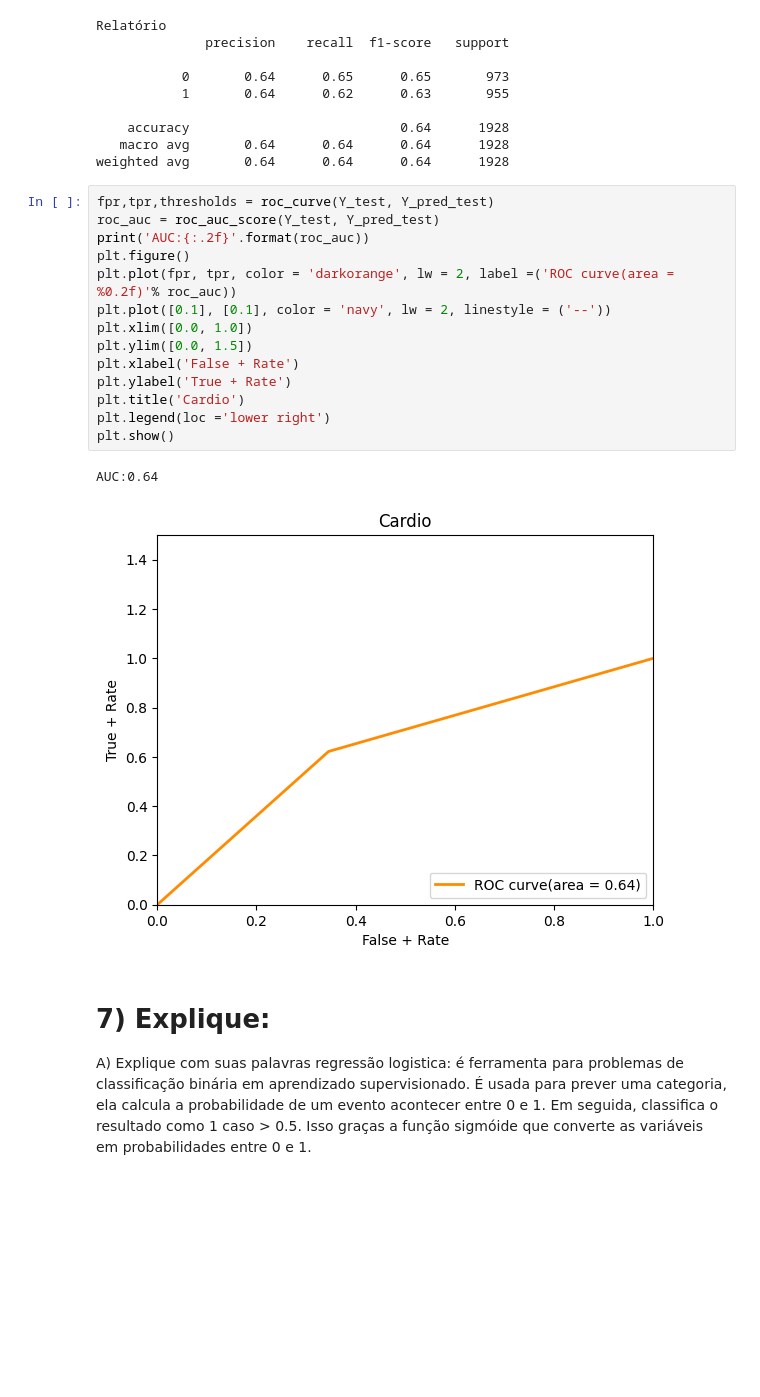
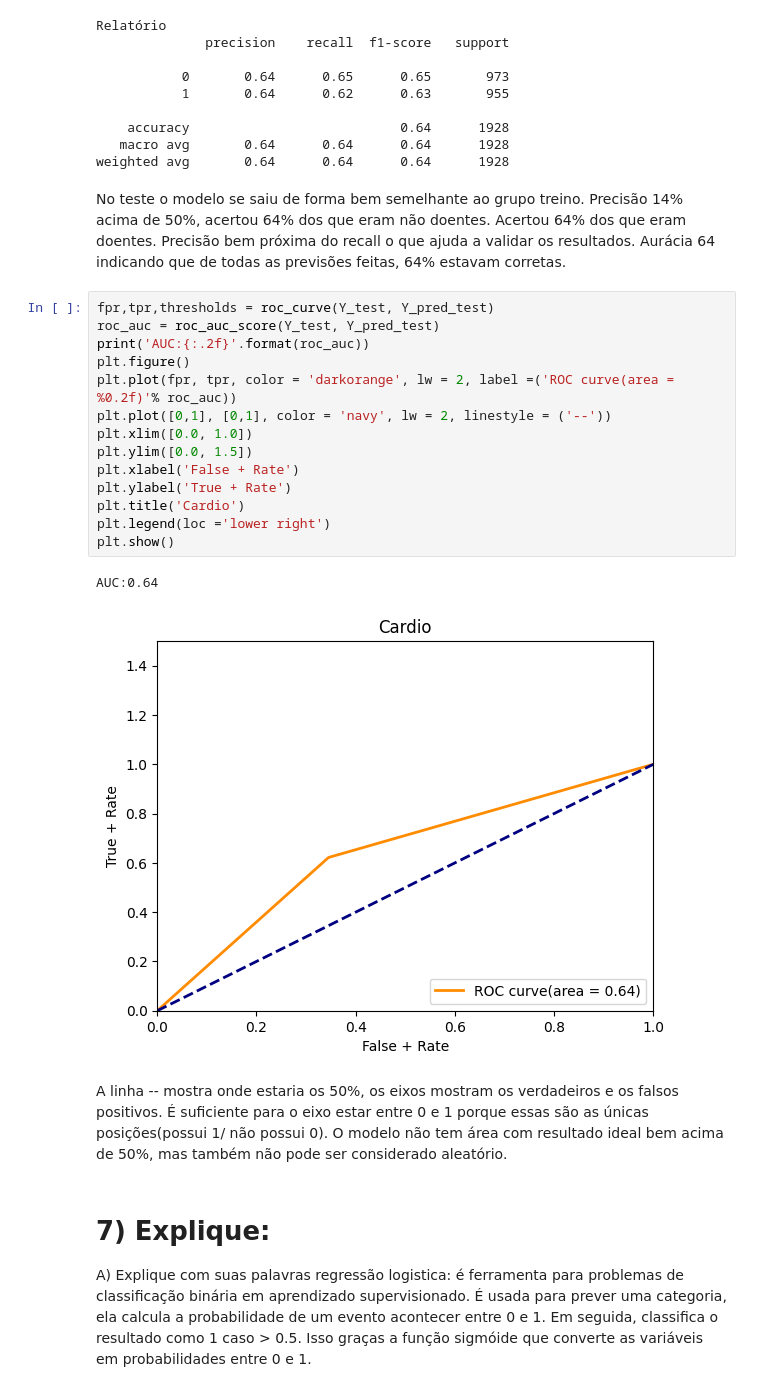
Before and after one commit to ReginadeAssis/ebac_atividades_anaconda, a Jupyter notebook: atividade m_25/Profissao Cientista de Dados M27 Pratique.ipynb, the cells around one changed output. Cells and saved outputs as stored; diff of their text form; blank space fills up the shorter version.

```diff
--- a/atividade m_25/Profissao Cientista de Dados M27 Pratique.ipynb
+++ b/atividade m_25/Profissao Cientista de Dados M27 Pratique.ipynb
@@ -363,23 +371,27 @@ Relatório
     accuracy                           0.64      1928
    macro avg       0.64      0.64      0.64      1928
 weighted avg       0.64      0.64      0.64      1928
+# %% [markdown]
+No teste o modelo se saiu de forma bem semelhante ao grupo treino. Precisão 14% acima de 50%, acertou 64% dos que eram não doentes. Acertou 64% dos que eram doentes. Precisão bem próxima do recall o que ajuda a validar os resultados. Aurácia 64 indicando que de todas as previsões feitas, 64% estavam corretas.
 # %%
 fpr,tpr,thresholds = roc_curve(Y_test, Y_pred_test)
 roc_auc = roc_auc_score(Y_test, Y_pred_test)
 print('AUC:{:.2f}'.format(roc_auc))
 plt.figure()
 plt.plot(fpr, tpr, color = 'darkorange', lw = 2, label =('ROC curve(area = %0.2f)'% roc_auc))
-plt.plot([0.1], [0.1], color = 'navy', lw = 2, linestyle = ('--'))
+plt.plot([0,1], [0,1], color = 'navy', lw = 2, linestyle = ('--'))
 plt.xlim([0.0, 1.0])
 plt.ylim([0.0, 1.5])
 plt.xlabel('False + Rate')
 plt.ylabel('True + Rate')
 plt.title('Cardio')
 plt.legend(loc ='lower right')
 plt.show()
 # %% [output]
 AUC:0.64
-[figure, old version]
+[figure, new version]
+# %% [markdown]
+A linha -- mostra onde estaria os 50%, os eixos mostram os verdadeiros e os falsos positivos. É suficiente para o eixo estar entre 0 e 1 porque essas são as únicas posições(possui 1/ não possui 0). O modelo não tem área com resultado ideal bem acima de 50%, mas também não pode ser considerado aleatório.
 # %% [markdown]
 # 7) Explique:
 
```
Also changed, not shown: parts of 5 cells of this notebook, 18 other files.
